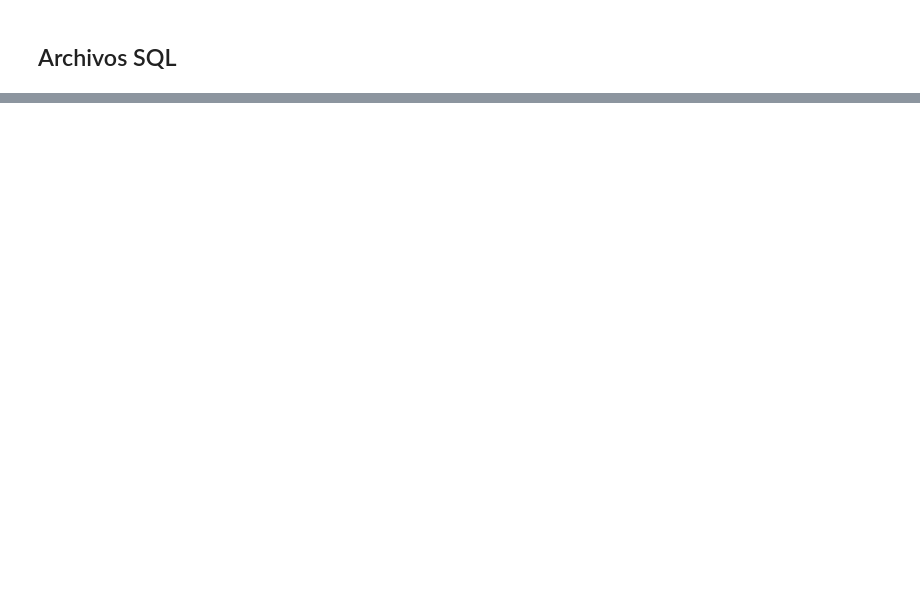
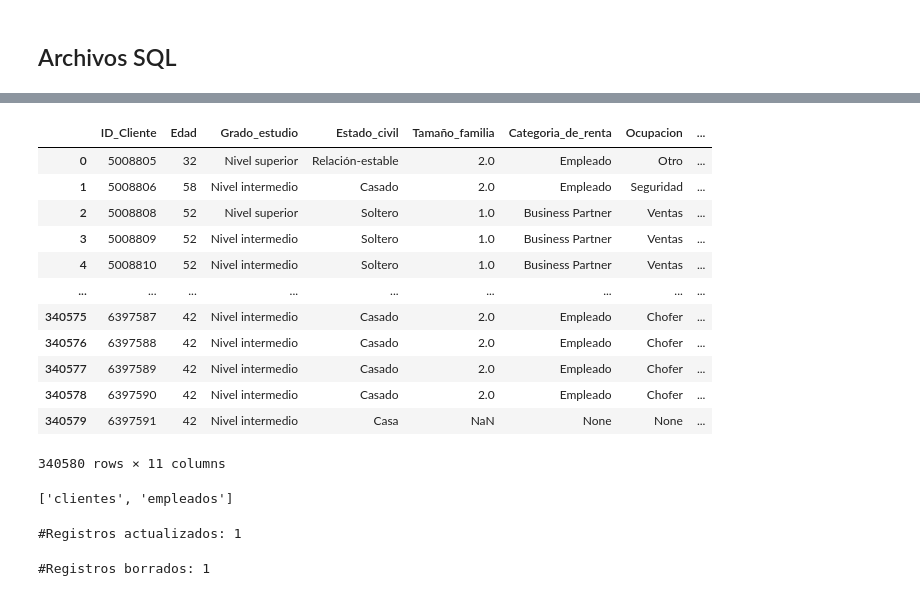
Before and after one commit to BjorkMagno/Portafolio, a Jupyter notebook: data-science/Lectura-documentos.ipynb, the cells around one changed output, grey strips where cells are left out. Drawn from its saved outputs; the diff is of its cells as text; code cells hidden in the pictures; blank space fills up the shorter version.

```diff
--- a/data-science/Lectura-documentos.ipynb
+++ b/data-science/Lectura-documentos.ipynb
@@ -272,0 +633,45 @@ En este desafío, tu función es leer este link de Google Sheets y luego guardar
+# %%
+pd.read_sql_table('clientes', con=engine.connect())
+# %% [output]
+|  | ID_Cliente | Edad | Grado_estudio | Estado_civil | Tamaño_familia | Categoria_de_renta | Ocupacion | ... |
+| 0 | 5008805 | 32 | Nivel superior | Relación-estable | 2.0 | Empleado | Otro | ... |
+| 1 | 5008806 | 58 | Nivel intermedio | Casado | 2.0 | Empleado | Seguridad | ... |
+| 2 | 5008808 | 52 | Nivel superior | Soltero | 1.0 | Business Partner | Ventas | ... |
+| 3 | 5008809 | 52 | Nivel intermedio | Soltero | 1.0 | Business Partner | Ventas | ... |
+| 4 | 5008810 | 52 | Nivel intermedio | Soltero | 1.0 | Business Partner | Ventas | ... |
+| ... | ... | ... | ... | ... | ... | ... | ... | ... |
+| 340575 | 6397587 | 42 | Nivel intermedio | Casado | 2.0 | Empleado | Chofer | ... |
+| 340576 | 6397588 | 42 | Nivel intermedio | Casado | 2.0 | Empleado | Chofer | ... |
+| 340577 | 6397589 | 42 | Nivel intermedio | Casado | 2.0 | Empleado | Chofer | ... |
+| 340578 | 6397590 | 42 | Nivel intermedio | Casado | 2.0 | Empleado | Chofer | ... |
+| 340579 | 6397591 | 42 | Nivel intermedio | Casa | NaN | None | None | ... |
+340580 rows × 11 columns
+# %%
+inspector = inspect(engine)
+print(inspector.get_table_names())
+# %% [output]
+['clientes', 'empleados']
+# %%
+# Actualizacion el registro del cliente ID 6397587
+query = 'UPDATE clientes SET Rendimiento_anual="300000" WHERE ID_Cliente = "6397587"'
+try:
+    r_set=engine.connect().execute(text(query))
+except SQLAlchemyError as e:
+    error = str(e.__dict__['orig'])
+    print(error)
+else:
+  print('#Registros actualizados:',r_set.rowcount)
+# %% [output]
+#Registros actualizados: 1
+# %%
+# Eliminar el registro de cliente ID 5008809
+query = 'DELETE FROM clientes WHERE ID_Cliente = "5008809"'
+try:
+    r_set=engine.connect().execute(text(query))
+except SQLAlchemyError as e:
+    error = str(e.__dict__['orig'])
+    print(error)
+else:
+  print('#Registros borrados:',r_set.rowcount)
+# %% [output]
+#Registros borrados: 1
```
Also changed, not shown: parts of 56 cells of this notebook.
